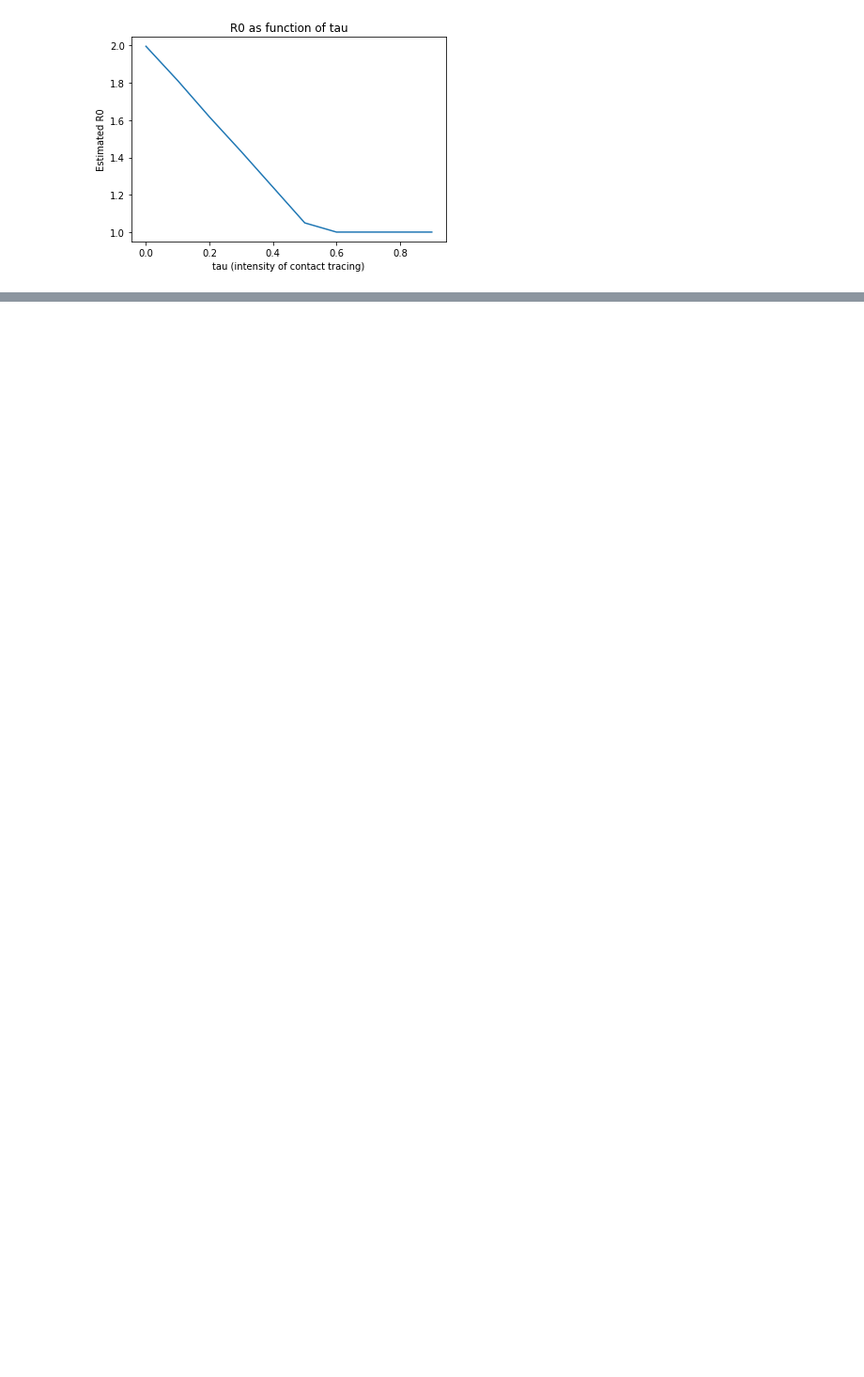
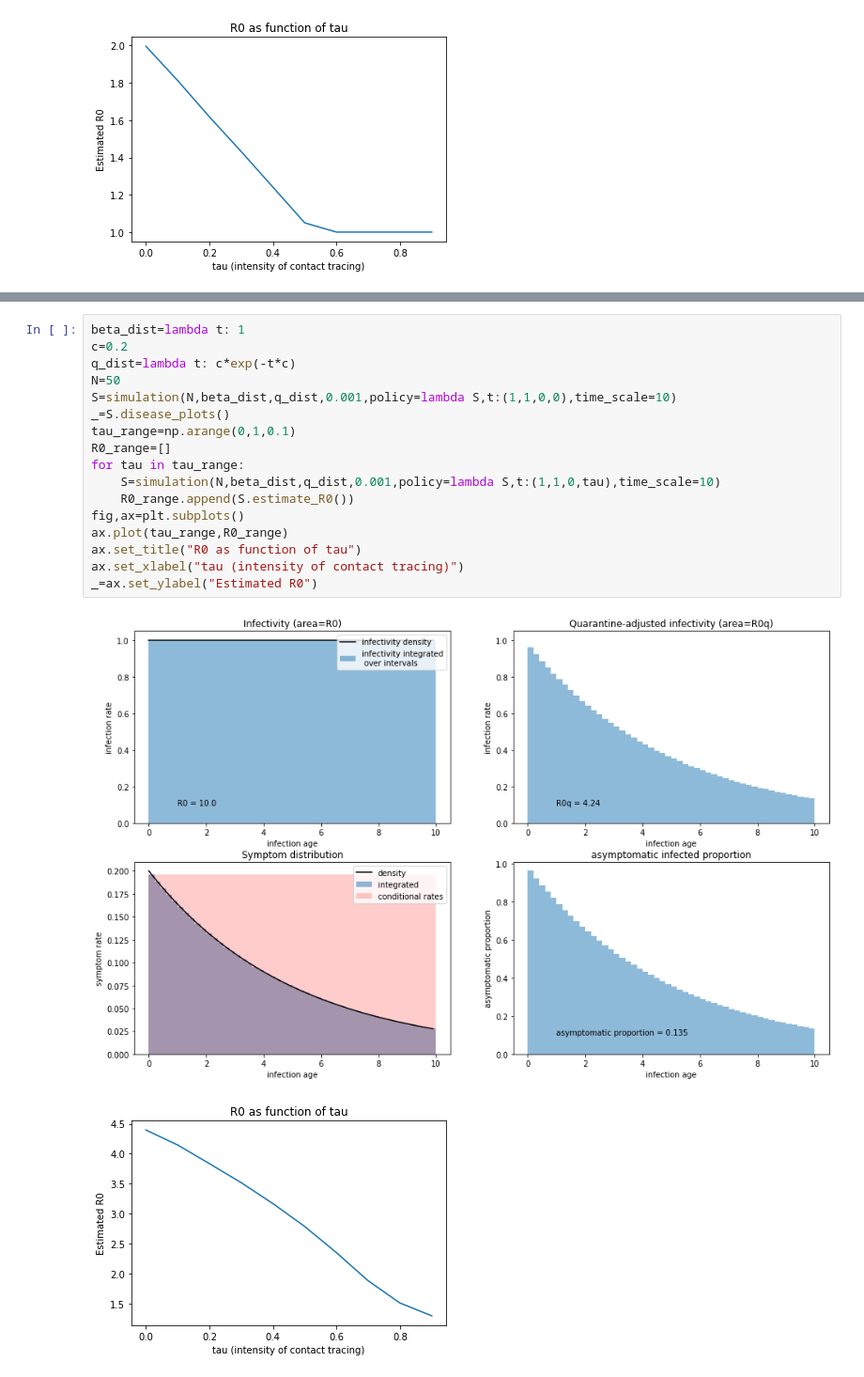
Before and after one commit to nbruin/SIR_tracing, a Jupyter notebook: tau_function.ipynb, the cells around one changed output, grey strips where cells are left out. Shown: that part at 94% size. Drawn from its saved outputs; the diff is of its cells as text; blank space fills up the shorter version.

```diff
--- a/tau_function.ipynb
+++ b/tau_function.ipynb
@@ -331,0 +335,20 @@ _=ax.set_ylabel("Estimated R0")
+# %%
+beta_dist=lambda t: 1
+c=0.2
+q_dist=lambda t: c*exp(-t*c)
+N=50
+S=simulation(N,beta_dist,q_dist,0.001,policy=lambda S,t:(1,1,0,0),time_scale=10)
+_=S.disease_plots()
+tau_range=np.arange(0,1,0.1)
+R0_range=[]
+for tau in tau_range:
+    S=simulation(N,beta_dist,q_dist,0.001,policy=lambda S,t:(1,1,0,tau),time_scale=10)
+    R0_range.append(S.estimate_R0())
+fig,ax=plt.subplots()
+ax.plot(tau_range,R0_range)
+ax.set_title("R0 as function of tau")
+ax.set_xlabel("tau (intensity of contact tracing)")
+_=ax.set_ylabel("Estimated R0")
+# %% [output]
+[figure, added]
+[figure, added]
```
Also changed, not shown: parts of 1 cell of this notebook.
